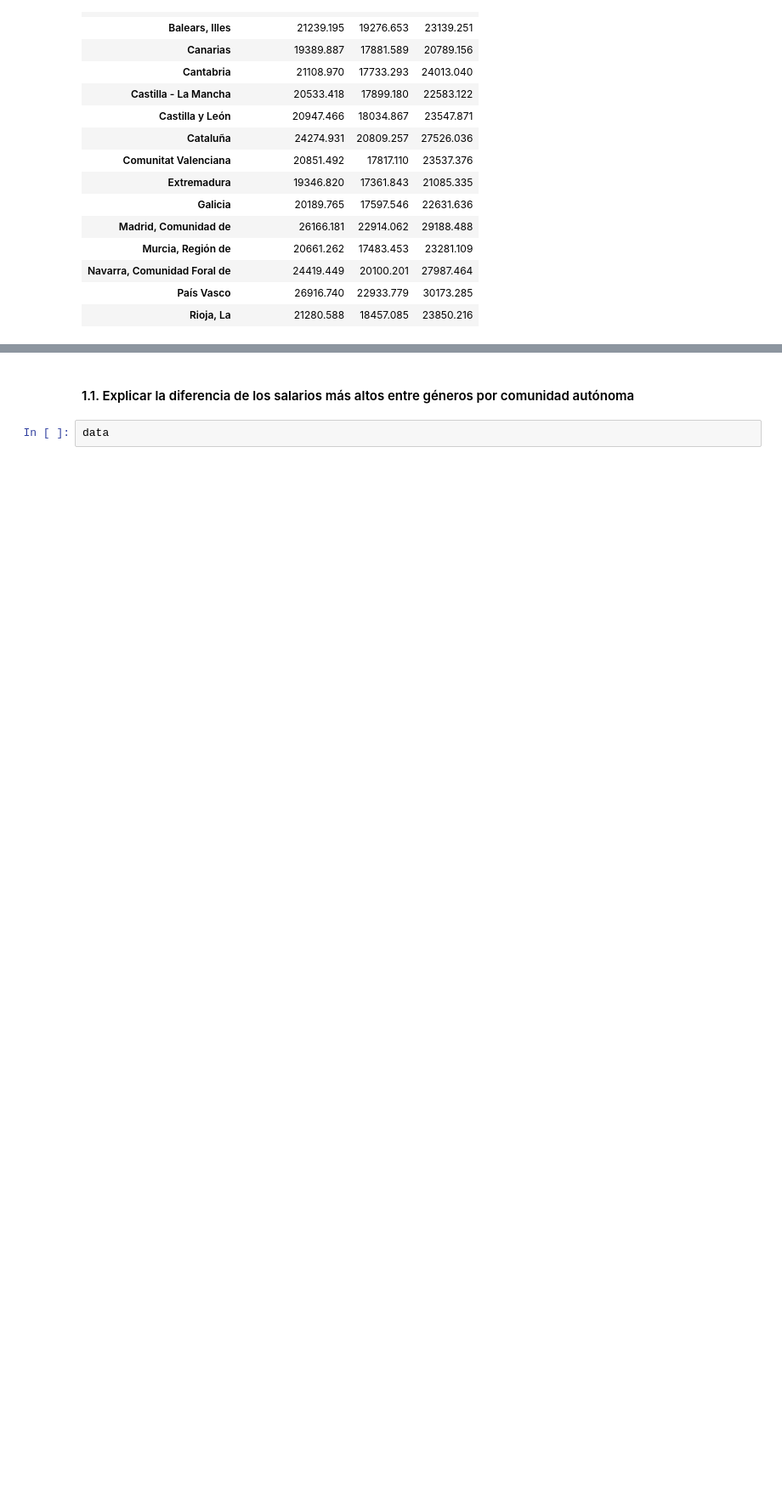
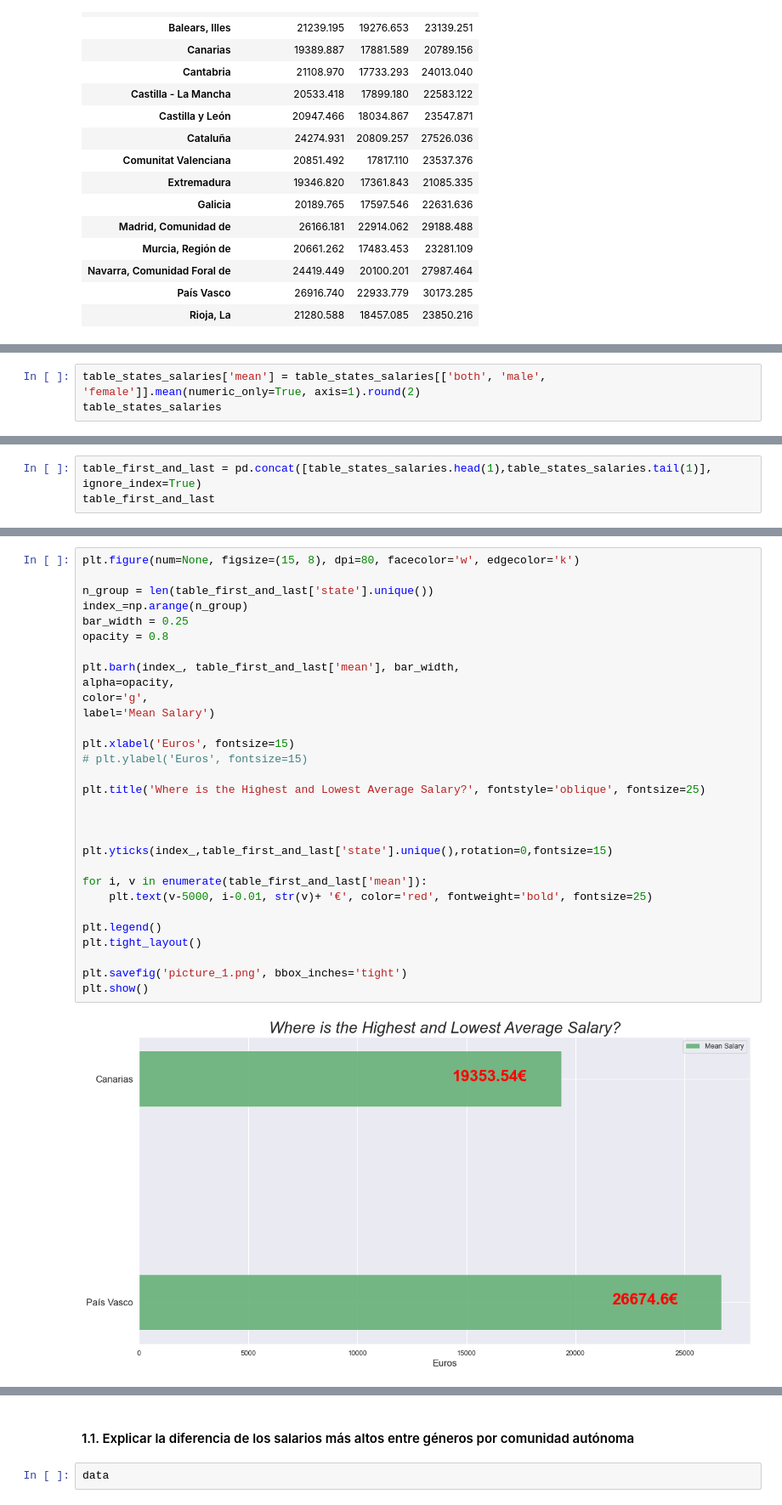
Before and after one commit to JulioPerez-ML/Udacity_first_project, a Jupyter notebook: Project_1_udacity.ipynb, the cells around one changed output, grey strips where cells are left out. Shown at 85% size. Drawn from its saved outputs; the diff is of its cells as text; blank space fills up the shorter version.

```diff
--- a/Project_1_udacity.ipynb
+++ b/Project_1_udacity.ipynb
@@ -227,3 +225,6 @@ table_states_salaries
 | 14 | Castilla - La Mancha | 20533.418 | 17899.180 | 22583.122 |
 | 15 | Extremadura | 19346.820 | 17361.843 | 21085.335 |
 | 16 | Canarias | 19389.887 | 17881.589 | 20789.156 |
+# %%
+table_states_salaries['mean'] = table_states_salaries[['both', 'male', 'female']].mean(numeric_only=True, axis=1).round(2)
+table_states_salaries
@@ -229,0 +250,3 @@ table_states_salaries
+# %%
+table_first_and_last = pd.concat([table_states_salaries.head(1),table_states_salaries.tail(1)], ignore_index=True)
+table_first_and_last
@@ -230,3 +257,35 @@ table_states_salaries
+# %%
+plt.figure(num=None, figsize=(15, 8), dpi=80, facecolor='w', edgecolor='k')
+
+n_group = len(table_first_and_last['state'].unique())
+index_=np.arange(n_group)
+bar_width = 0.25
+opacity = 0.8
+
+plt.barh(index_, table_first_and_last['mean'], bar_width,
+alpha=opacity,
+color='g',
+label='Mean Salary')
+
+plt.xlabel('Euros', fontsize=15)
+# plt.ylabel('Euros', fontsize=15)
+
+plt.title('Where is the Highest and Lowest Average Salary?', fontstyle='oblique', fontsize=25)
+
+
+
+plt.yticks(index_,table_first_and_last['state'].unique(),rotation=0,fontsize=15)
+
+for i, v in enumerate(table_first_and_last['mean']):
+    plt.text(v-5000, i-0.01, str(v)+ '€', color='red', fontweight='bold', fontsize=25)
+
+plt.legend()
+plt.tight_layout()
+
+plt.savefig('picture_1.png', bbox_inches='tight')
+plt.show()
+# %% [output]
+[figure, added]
 # %%
 plt.figure(num=None, figsize=(15, 8), dpi=80, facecolor='w', edgecolor='k')
 # index = f['state'].unique()
```
Also changed, not shown: parts of 23 cells of this notebook, 1 other file.
